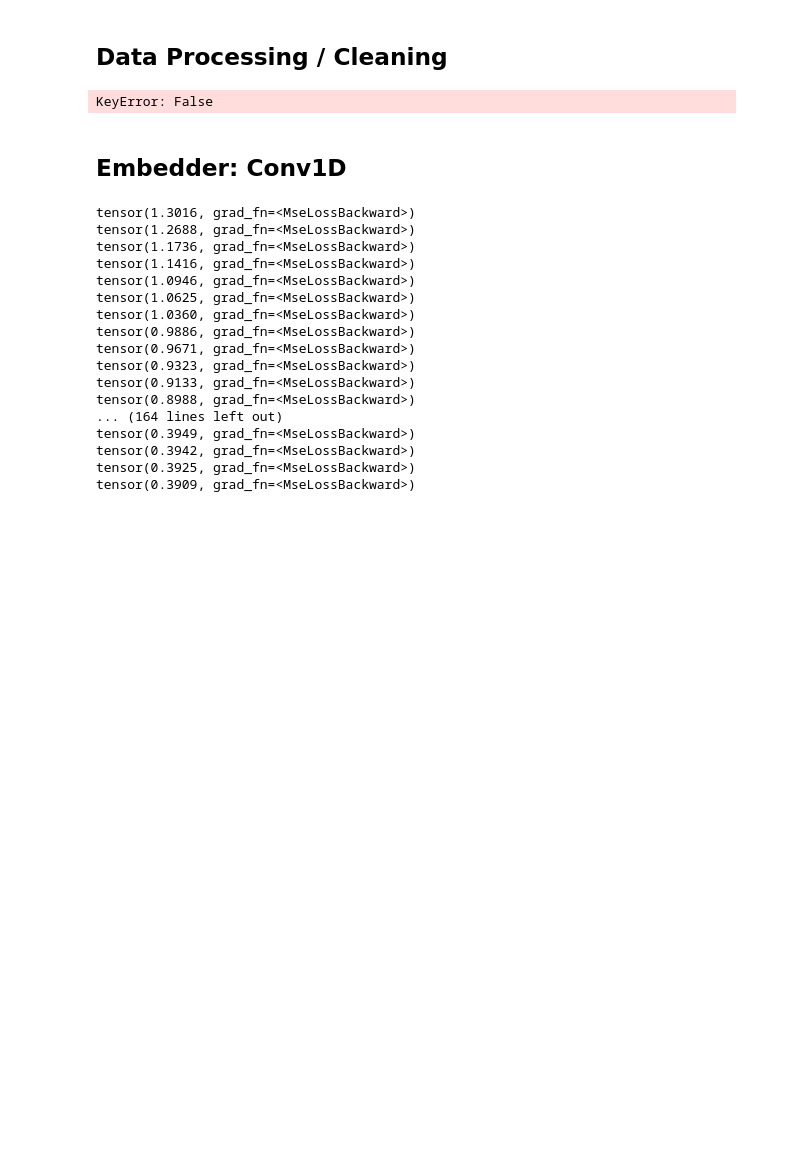
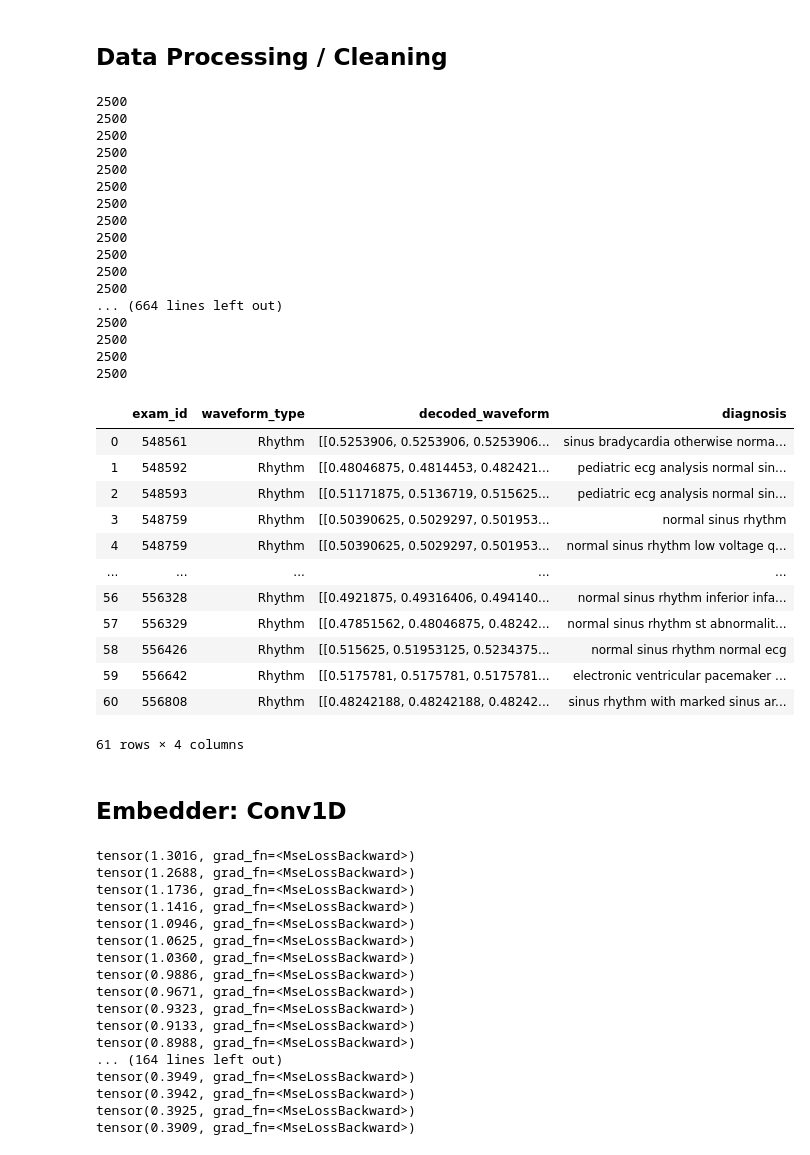
Before and after one commit to albertjkim1/ECG_Project, a Jupyter notebook: Working Notebook - ECGs.ipynb, the cells around one changed output. Saved outputs shown, nothing was run; the diff lists cells and outputs as text; code cells hidden in the pictures; blank space fills up the shorter version.

```diff
--- a/Working Notebook - ECGs.ipynb
+++ b/Working Notebook - ECGs.ipynb
@@ -69,9 +69,11 @@ waveform_lead_concat = waveform_lead.groupby(["exam_id", "waveform_type"])['deco
 
 
 
+
+
 # remove irregular observations, concat tuple into numpy array
 #waveform_lead_concat = waveform_lead_concat.drop([12,17], axis = 0)
-waveform_lead_concat = waveform_lead_concat.drop(waveform_lead_concat.loc[len(waveform_lead_concat.decoded_waveform[0]) == 2500].index, inplace=True)
+waveform_lead_concat = waveform_lead_concat[waveform_lead_concat["decoded_waveform"].apply(lambda x: len(x[0]) == 2500)]
 for tupl in waveform_lead_concat['decoded_waveform']:
     for arr in tupl:
         print(len(arr))
@@ -90,34 +92,63 @@ for value in waveform_lead_rhythm["decoded_waveform"]:
     value += .5
 
 exams = diagnosis_data["exam_id"].unique()
 
 diagnosis_data = diagnosis_data[diagnosis_data['Original_Diag'] == 1].dropna()
 searchfor = ['previous', 'unconfirmed', 'compared', 'interpretation', 'significant']
 diagnosis_data = diagnosis_data.loc[diagnosis_data['Full_text'].str.contains('|'.join(searchfor)) != 1]
 
 diagnosis_data.sort_values(by=["exam_id", "statement_order"], inplace=True)
 diagnoses = []
 curr_id = 0
 curr_string = ""
 for i, row in diagnosis_data.iterrows():
     if row["statement_order"] == 1 and curr_string != "":
         curr_string = curr_string.lower().translate(str.maketrans('', '', string.punctuation))
         val = [curr_id, curr_string[1:]]
         diagnoses.append(val)
         curr_string = ""
         curr_id = row["exam_id"]
 
     if curr_id == 0:
         curr_id = row["exam_id"]
 
     curr_string += " " + row["Full_text"]
 
 diagnosis_df = pd.DataFrame(diagnoses, columns = ['exam_id', 'diagnosis'])
 waveform_lead_rhythm_diag = pd.merge(left=waveform_lead_rhythm, right=diagnosis_df, left_on='exam_id', right_on='exam_id')
 
 waveform_lead_rhythm_diag
 # %% [output]
-KeyError: False
+2500
+2500
+2500
+2500
+2500
+2500
+2500
+2500
+2500
+2500
+2500
+2500
+... (664 lines left out)
+2500
+2500
+2500
+2500
+|  | exam_id | waveform_type | decoded_waveform | diagnosis |
+| 0 | 548561 | Rhythm | [[0.5253906, 0.5253906, 0.5253906... | sinus bradycardia otherwise norma... |
+| 1 | 548592 | Rhythm | [[0.48046875, 0.4814453, 0.482421... | pediatric ecg analysis normal sin... |
+| 2 | 548593 | Rhythm | [[0.51171875, 0.5136719, 0.515625... | pediatric ecg analysis normal sin... |
+| 3 | 548759 | Rhythm | [[0.50390625, 0.5029297, 0.501953... | normal sinus rhythm |
+| 4 | 548759 | Rhythm | [[0.50390625, 0.5029297, 0.501953... | normal sinus rhythm low voltage q... |
+| ... | ... | ... | ... | ... |
+| 56 | 556328 | Rhythm | [[0.4921875, 0.49316406, 0.494140... | normal sinus rhythm inferior infa... |
+| 57 | 556329 | Rhythm | [[0.47851562, 0.48046875, 0.48242... | normal sinus rhythm st abnormalit... |
+| 58 | 556426 | Rhythm | [[0.515625, 0.51953125, 0.5234375... | normal sinus rhythm normal ecg |
+| 59 | 556642 | Rhythm | [[0.5175781, 0.5175781, 0.5175781... | electronic ventricular pacemaker ... |
+| 60 | 556808 | Rhythm | [[0.48242188, 0.48242188, 0.48242... | sinus rhythm with marked sinus ar... |
+61 rows × 4 columns
 # %%
 # define ecg_data, the dataset we will be using for training purposes
 ecg_data = torch.tensor(list(waveform_lead_rhythm_diag['decoded_waveform'])).float().to(device)
```
